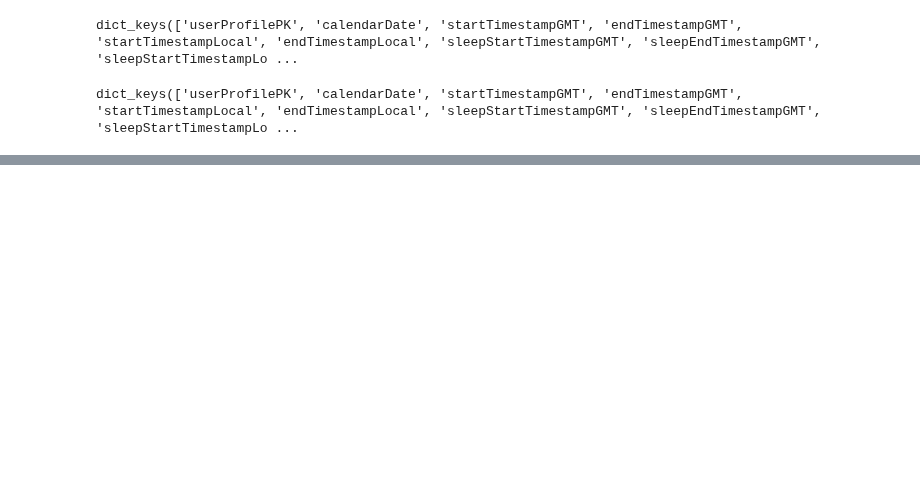
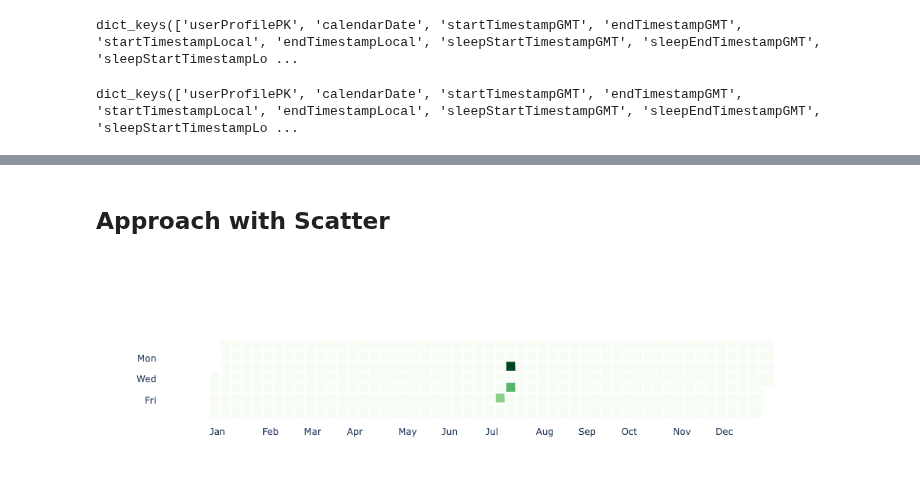
Before and after one commit to rotkehlxen/runbox, a Jupyter notebook: reference.ipynb, the cells around one changed output, grey strips where cells are left out. Drawn from its saved outputs; the diff is of its cells as text; code cells hidden in the pictures; blank space fills up the shorter version.

Commit message:
authentication, pulling relevant data, first satisfying plotly visuals

```diff
--- a/reference.ipynb
+++ b/reference.ipynb
@@ -163,0 +269,7 @@ garmin.get_all_day_stress(yesterday)['bodyBatteryValuesArray'][:10]
+# %%
+# filter out the stats that I want
+tformat = '%Y-%m-%d %H:%M:%S'
+run_stats = [{'id': run['activityId'],
+  'distance_km': run['distance']/1000,
+  'date': dt.datetime.strptime(run['startTimeLocal'], tformat).date(),
+  'duration_min': run['duration']/60} for run in runs_last_week]
@@ -163,0 +332,4 @@ garmin.get_all_day_stress(yesterday)['bodyBatteryValuesArray'][:10]
+# %%
+base = pd.DataFrame({'date': date_range(dt.date(2025,1,1), dt.date(2025,12,31))})
+# %%
+new = pd.merge(base, pd.DataFrame(run_stats), on='date', how='left').fillna(0)
@@ -163,0 +343,8 @@ garmin.get_all_day_stress(yesterday)['bodyBatteryValuesArray'][:10]
+# %%
+# add weekday and week for plotting stuff correctly
+# note that we cannot use the iso week of the year, because the last days in the year already belong to week 1 of the next year,
+# which gives us non-unique identifiers down the line
+new['github_weekday'] = new.date.apply(lambda x: github_weekday(x))
+new['calendar_week'] = new.date.apply(lambda x: week_of_year(x, 2025))
+new["day"] = new.date.apply(lambda x: x.strftime("%Y-%m-%d"))
+new['month'] = new.date.apply(lambda x: x.strftime("%b"))
@@ -163,0 +381,55 @@ garmin.get_all_day_stress(yesterday)['bodyBatteryValuesArray'][:10]
+# %% [markdown]
+## Approach with Scatter
+# %%
+fig = go.Figure(go.Scatter(
+    x=new["calendar_week"],
+    y=new["github_weekday"],
+    mode="markers",
+    marker=dict(
+        size=20,
+        symbol="square",
+        color=new["distance_km"],
+        colorscale="Greens",
+        line=dict(width=2, color="white")  # gap between cells
+    ),
+    text=new["day"].astype(str) + "<br>" + np.round(new["distance_km"], 3).astype(str) + " km",
+    hoverinfo="text"
+))
+
+# Get full week range
+min_week = new["calendar_week"].min()
+max_week = new["calendar_week"].max()
+
+# calculate y-axis labels
+days_per_month_week = new.groupby(['calendar_week', 'month']).size().reset_index(name='count_days').\
+    sort_values(['calendar_week','count_days'])
+dedup = days_per_month_week.drop_duplicates(subset=['calendar_week'], keep='last')[['calendar_week','month']]
+labels = dedup.drop_duplicates(subset=['month'], keep='first')
+
+# ✅ Lock axes so edges don’t stretch
+fig.update_xaxes(
+    range=[min_week - 0.5, max_week + 0.5],  # no stretched edges
+    dtick=1,
+    tickvals=list(labels.calendar_week),
+    ticktext=list(labels.month)
+)
+
+fig.update_yaxes(
+    range=[-0.5, 6.5],  # exactly 7 rows
+    tickmode="array",
+    tickvals=[0,1,2,3,4,5,6],
+    ticktext=["","Mon","","Wed","","Fri",""],
+    scaleanchor="x",  # keep square ratio
+    autorange='reversed',
+)
+
+fig.update_layout(
+    plot_bgcolor="white",
+    #margin=dict(l=60, r=20, t=40, b=180),
+    width = 1000,
+    height = 300
+)
+
+fig.show()
+# %% [output]
+[figure, added]
```
Also changed, not shown: parts of 48 cells of this notebook.
